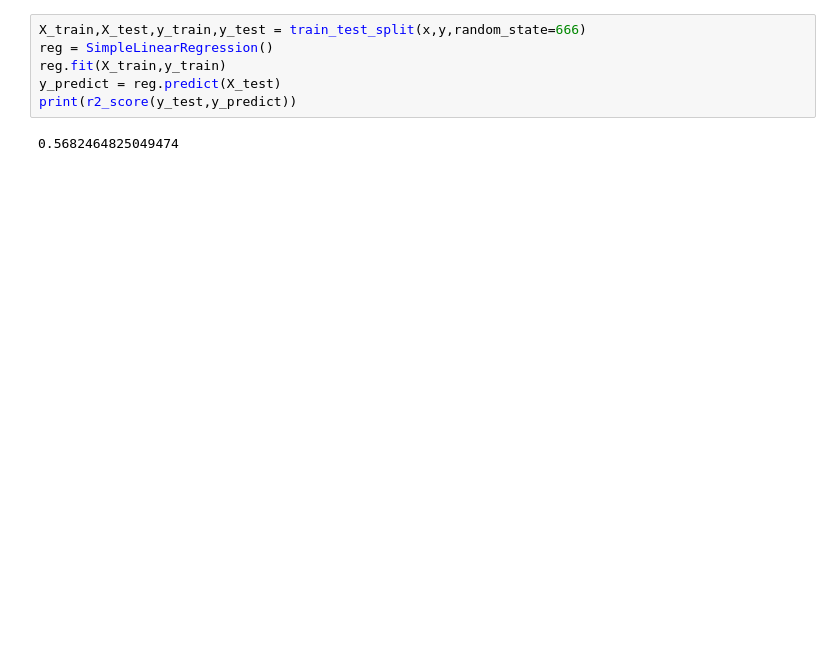
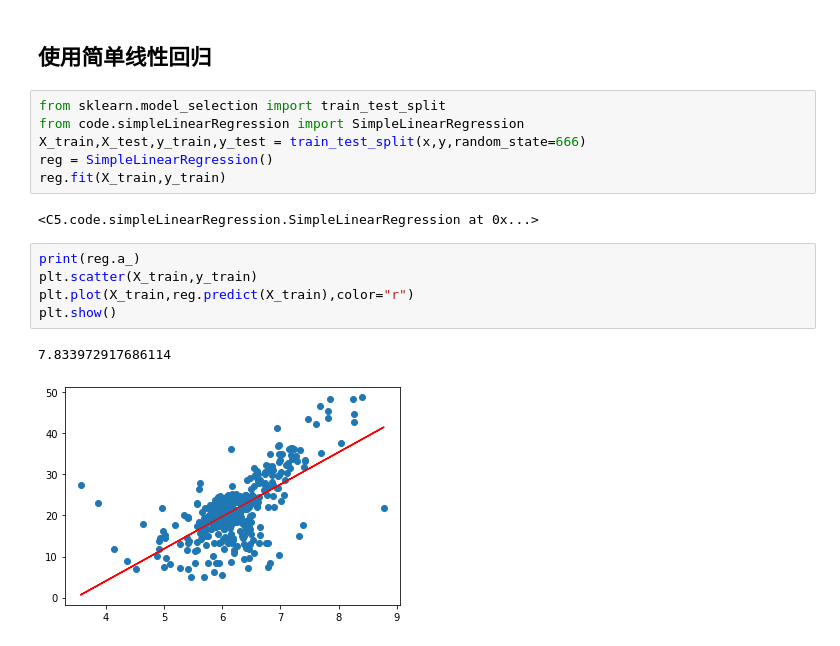
Before and after one commit to Yaser-wyx/ML, a Jupyter notebook: C5/C5.5.ipynb, the cells around one changed output. Cells and saved outputs as stored; diff of their text form; blank space fills up the shorter version.

```diff
--- a/C5/C5.5.ipynb
+++ b/C5/C5.5.ipynb
@@ -33,8 +52,18 @@ plt.show()
+# %% [markdown]
+## 使用简单线性回归
 # %%
+from sklearn.model_selection import train_test_split
+from code.simpleLinearRegression import SimpleLinearRegression
 X_train,X_test,y_train,y_test = train_test_split(x,y,random_state=666)
 reg = SimpleLinearRegression()
 reg.fit(X_train,y_train)
-y_predict = reg.predict(X_test)
-print(r2_score(y_test,y_predict))
 # %% [output]
-0.5682464825049474
+<C5.code.simpleLinearRegression.SimpleLinearRegression at 0x...>
+# %%
+print(reg.a_)
+plt.scatter(X_train,y_train)
+plt.plot(X_train,reg.predict(X_train),color="r")
+plt.show()
+# %% [output]
+7.833972917686114
+[figure, added]
```
Also changed, not shown: parts of 17 cells of this notebook, 5 other files.
